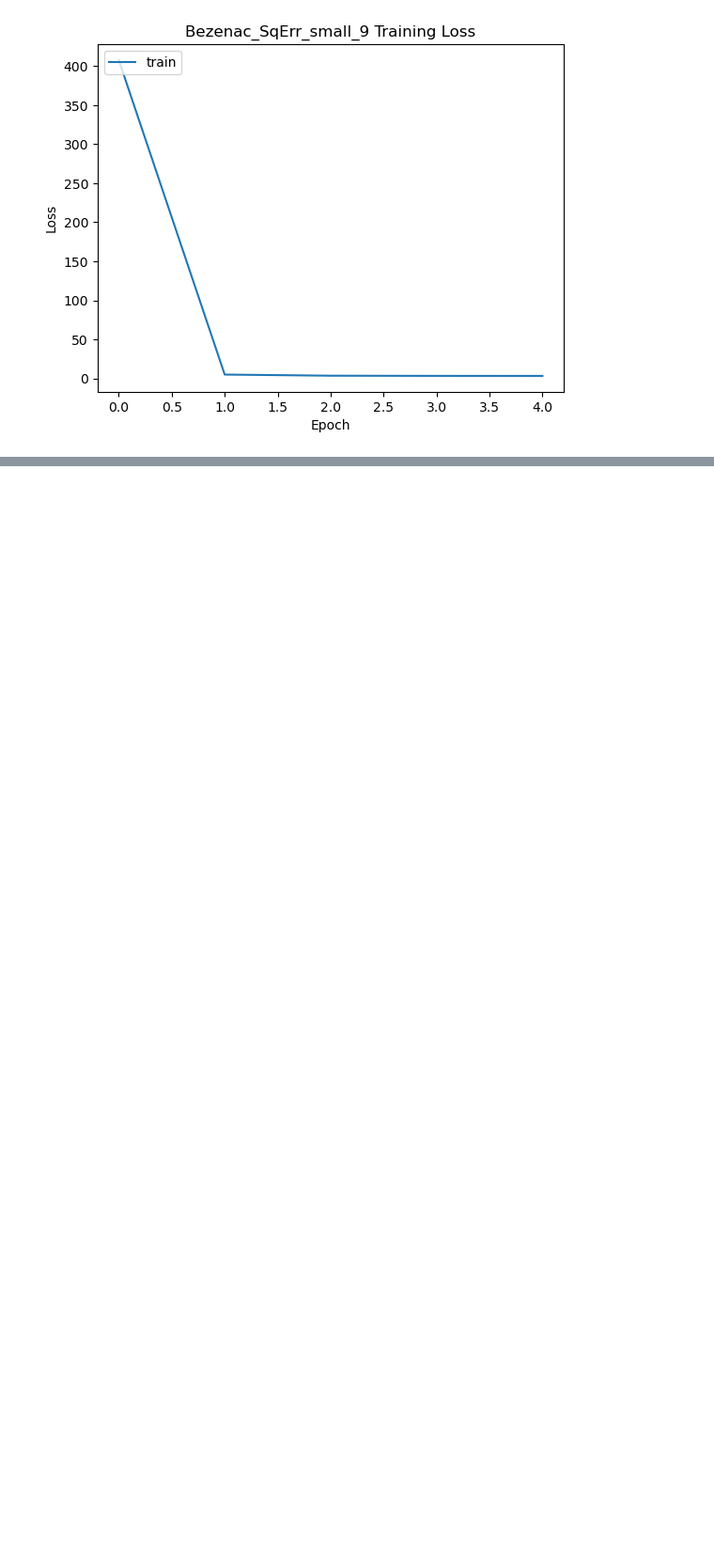
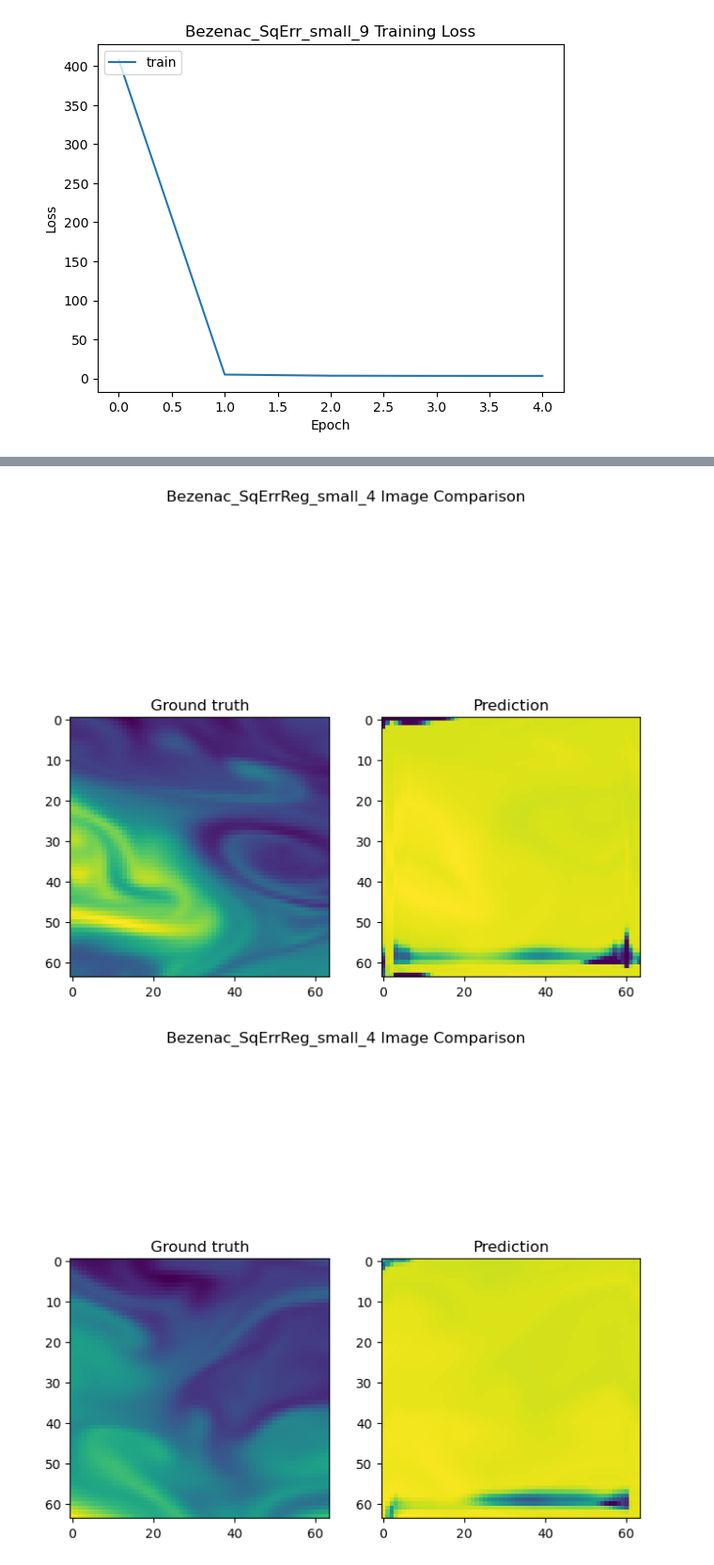
Before and after one commit to ghostpress/rainfall-pde-ml, a Jupyter notebook: code/MLcode.ipynb, the cells around one changed output, grey strips where cells are left out. Shown: that part at 94% size. Drawn from its saved outputs; the diff is of its cells as text; code cells hidden in the pictures; blank space fills up the shorter version.

```diff
--- a/code/MLcode.ipynb
+++ b/code/MLcode.ipynb
@@ -994,0 +965,5 @@ here
+# %%
+exp4.visualize_examples(example_loader)
+# %% [output]
+[figure, added]
+[figure, added]
```
Also changed, not shown: parts of 16 cells of this notebook.
